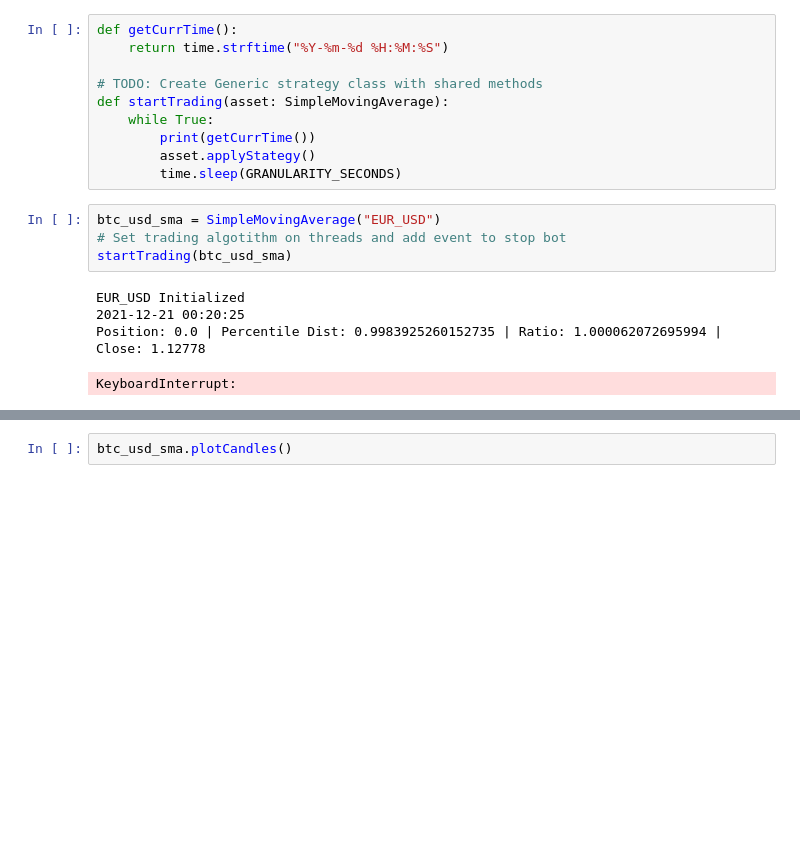
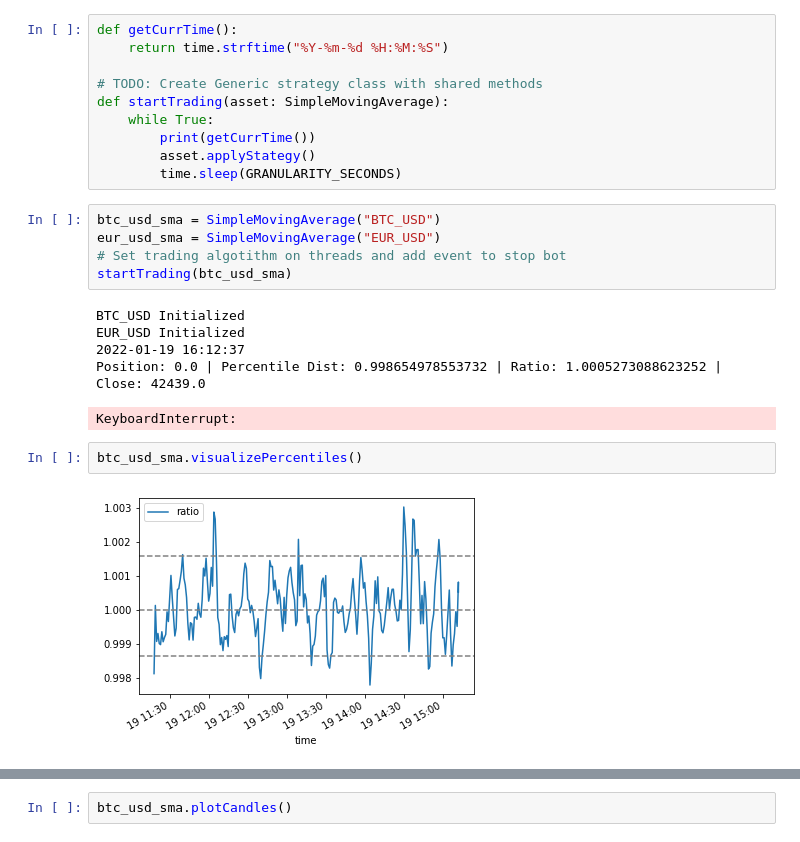
Before and after one commit to misumis/algo_trading, a Jupyter notebook: index.ipynb, the cells around one changed output, grey strips where cells are left out. Cells and saved outputs as stored; diff of their text form; blank space fills up the shorter version.

```diff
--- a/index.ipynb
+++ b/index.ipynb
@@ -30,14 +34,20 @@ def startTrading(asset: SimpleMovingAverage):
         asset.applyStategy()
         time.sleep(GRANULARITY_SECONDS)
 # %%
-btc_usd_sma = SimpleMovingAverage("EUR_USD")
+btc_usd_sma = SimpleMovingAverage("BTC_USD")
+eur_usd_sma = SimpleMovingAverage("EUR_USD")
 # Set trading algotithm on threads and add event to stop bot
 startTrading(btc_usd_sma)
 # %% [output]
+BTC_USD Initialized
 EUR_USD Initialized
-2021-12-21 00:20:25
-Position: 0.0 | Percentile Dist: 0.9983925260152735 | Ratio: 1.000062072695994 | Close: 1.12778
+2022-01-19 16:12:37
+Position: 0.0 | Percentile Dist: 0.998654978553732 | Ratio: 1.0005273088623252 | Close: 42439.0
 KeyboardInterrupt:
+# %%
+btc_usd_sma.visualizePercentiles()
+# %% [output]
+[figure, added]
 # %%
 btc_usd_sma.visualizePercentiles()
 # %% [output]
```
Also changed, not shown: parts of 8 cells of this notebook, 3 other files.
